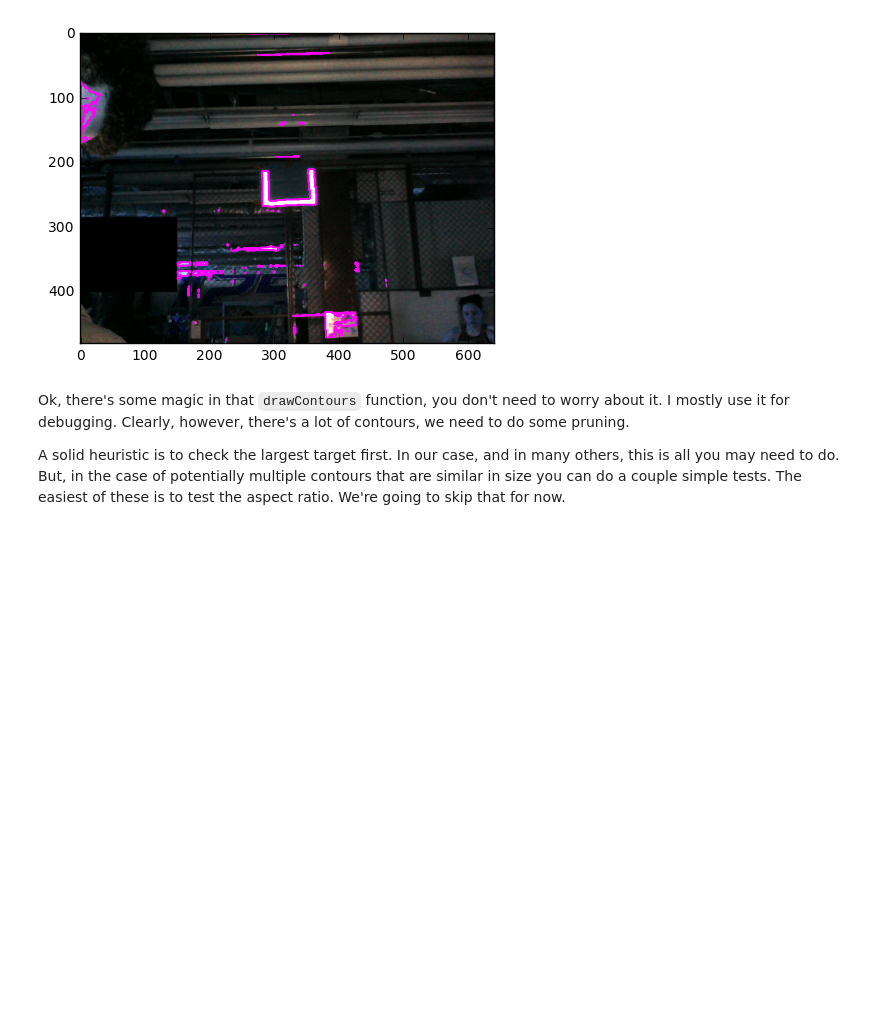
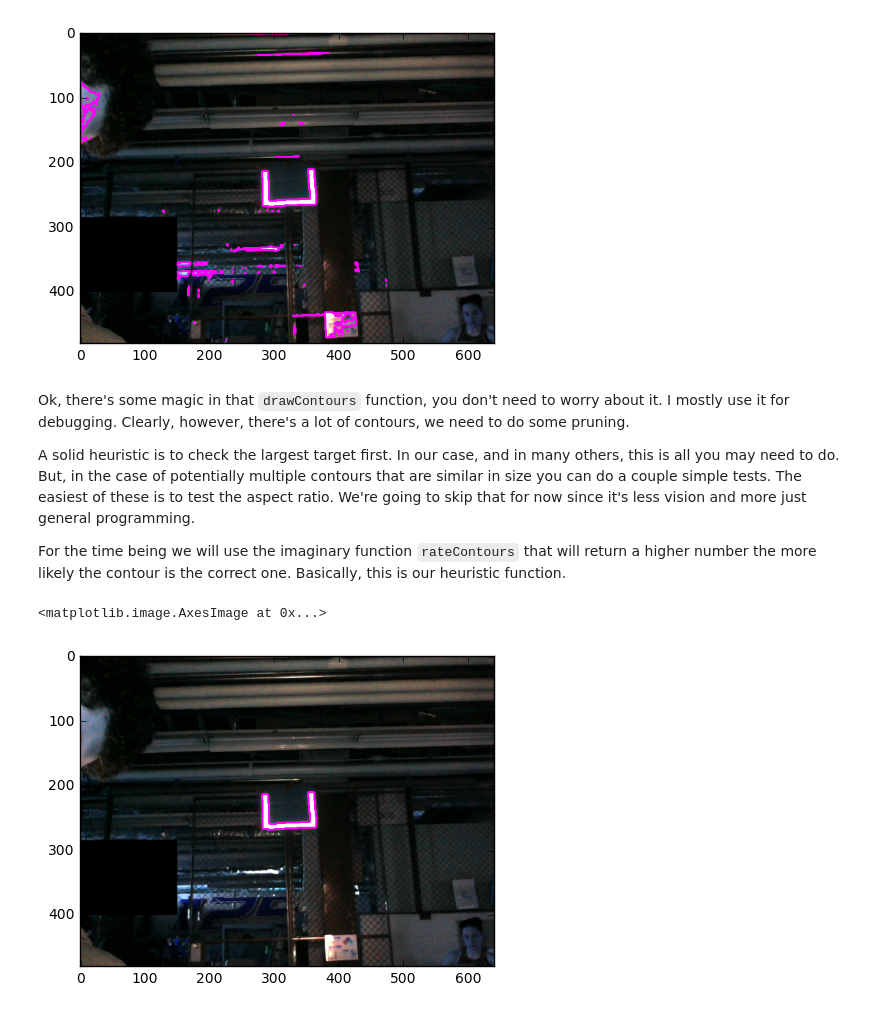
Before and after one commit to schreiaj/open-cv-playground, a Jupyter notebook: playground/01_Getting_Started.ipynb, the cells around one changed output. Drawn from its saved outputs; the diff is of its cells as text; code cells hidden in the pictures; blank space fills up the shorter version.

```diff
--- a/playground/01_Getting_Started.ipynb
+++ b/playground/01_Getting_Started.ipynb
@@ -61,4 +61,17 @@ plt.imshow(image)
 # %% [markdown]
 Ok, there's some magic in that `drawContours` function, you don't need to worry about it. I mostly use it for debugging. Clearly, however, there's a lot of contours, we need to do some pruning.
 
-A solid heuristic is to check the largest target first. In our case, and in many others, this is all you may need to do. But, in the case of potentially multiple contours that are similar in size you can do a couple simple tests. The easiest of these is to test the aspect ratio. We're going to skip that for now.
+A solid heuristic is to check the largest target first. In our case, and in many others, this is all you may need to do. But, in the case of potentially multiple contours that are similar in size you can do a couple simple tests. The easiest of these is to test the aspect ratio. We're going to skip that for now since it's less vision and more just general programming.
+
+For the time being we will use the imaginary function `rateContours` that will return a higher number the more likely the contour is the correct one. Basically, this is our heuristic function.
+# %%
+def rateContours(r):
+    return cv2.contourArea(r)
+
+contours = sorted(contours, key=rateContours, reverse=True)
+oneContour = image.copy()
+cv2.drawContours(oneContour,contours,0,(255,0,255),2)
+plt.imshow(oneContour)
+# %% [output]
+<matplotlib.image.AxesImage at 0x...>
+[figure, added]
```
Also changed, not shown: parts of 4 cells of this notebook.
